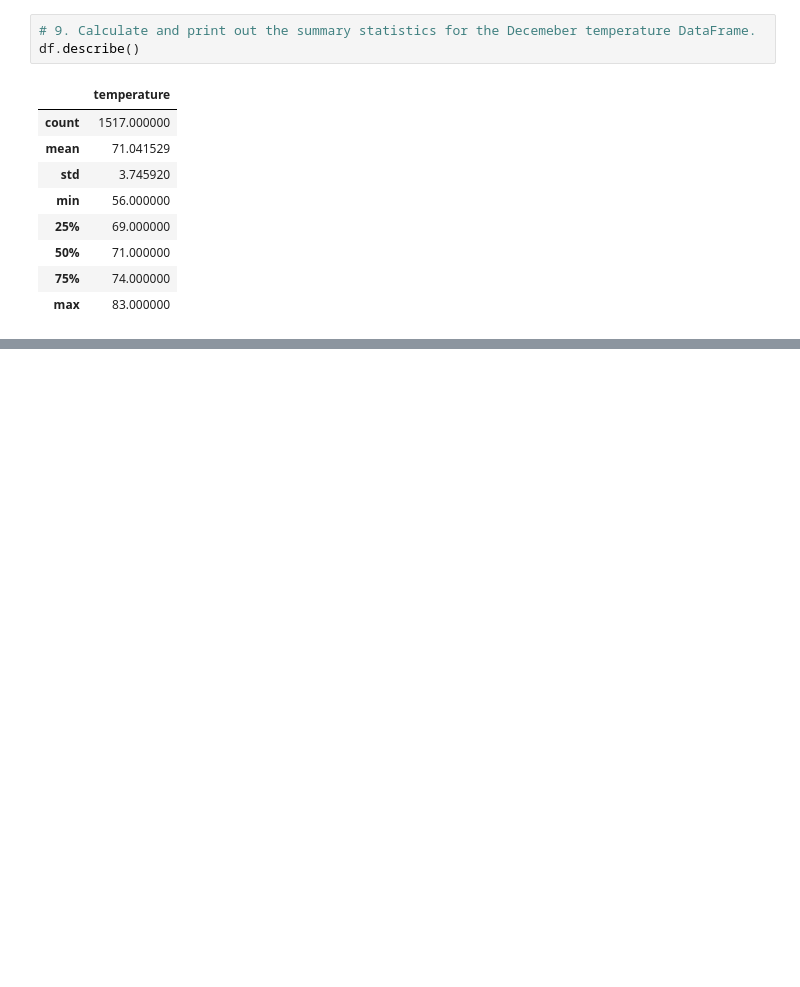
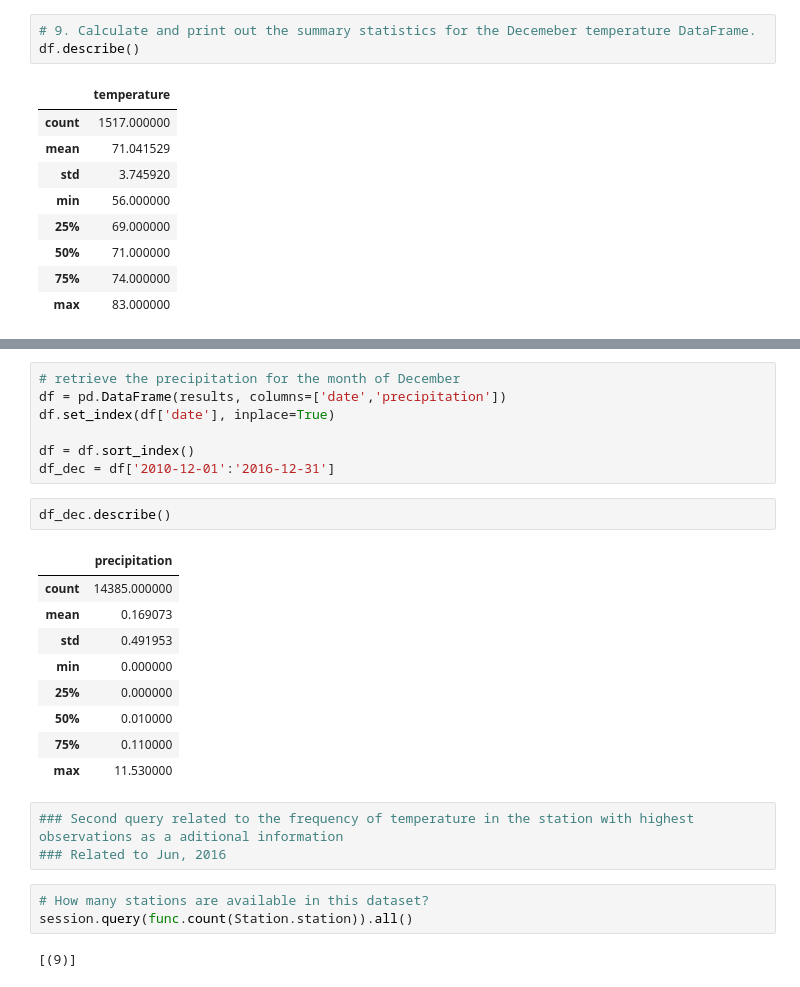
Before and after one commit to DougUOT/surfs_up, a Jupyter notebook: SurfsUp_Challenge.ipynb, the cells around one changed output, grey strips where cells are left out. Cells and saved outputs as stored; diff of their text form; blank space fills up the shorter version.

```diff
--- a/SurfsUp_Challenge.ipynb
+++ b/SurfsUp_Challenge.ipynb
@@ -134,0 +248,27 @@ df.describe()
+# %%
+# retrieve the precipitation for the month of December
+df = pd.DataFrame(results, columns=['date','precipitation'])
+df.set_index(df['date'], inplace=True)
+
+df = df.sort_index()
+df_dec = df['2010-12-01':'2016-12-31']
+# %%
+df_dec.describe()
+# %% [output]
+|  | precipitation |
+| count | 14385.000000 |
+| mean | 0.169073 |
+| std | 0.491953 |
+| min | 0.000000 |
+| 25% | 0.000000 |
+| 50% | 0.010000 |
+| 75% | 0.110000 |
+| max | 11.530000 |
+# %%
+### Second query related to the frequency of temperature in the station with highest observations as a aditional information
+### Related to Jun, 2016
+# %%
+# How many stations are available in this dataset?
+session.query(func.count(Station.station)).all()
+# %% [output]
+[(9)]
```
Also changed, not shown: parts of 18 cells of this notebook.
